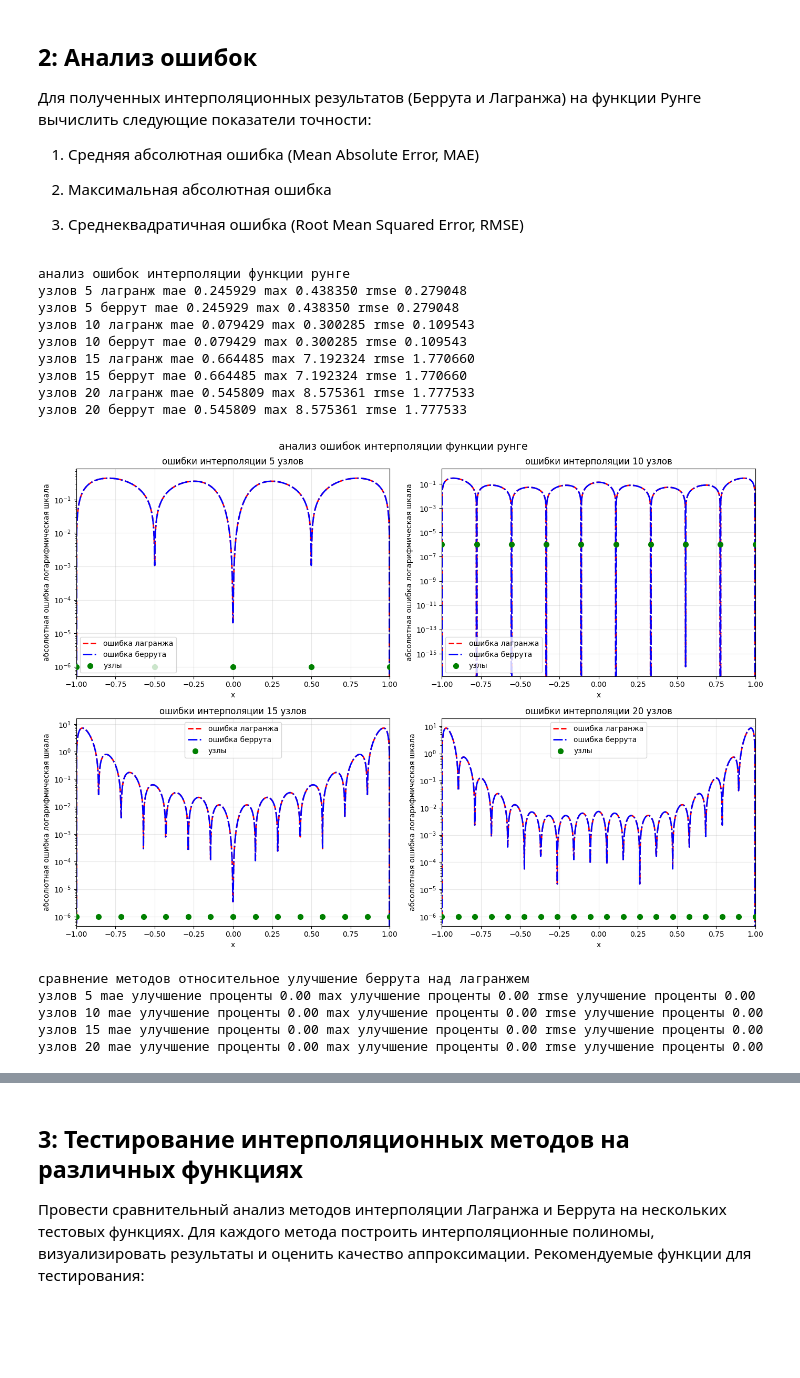
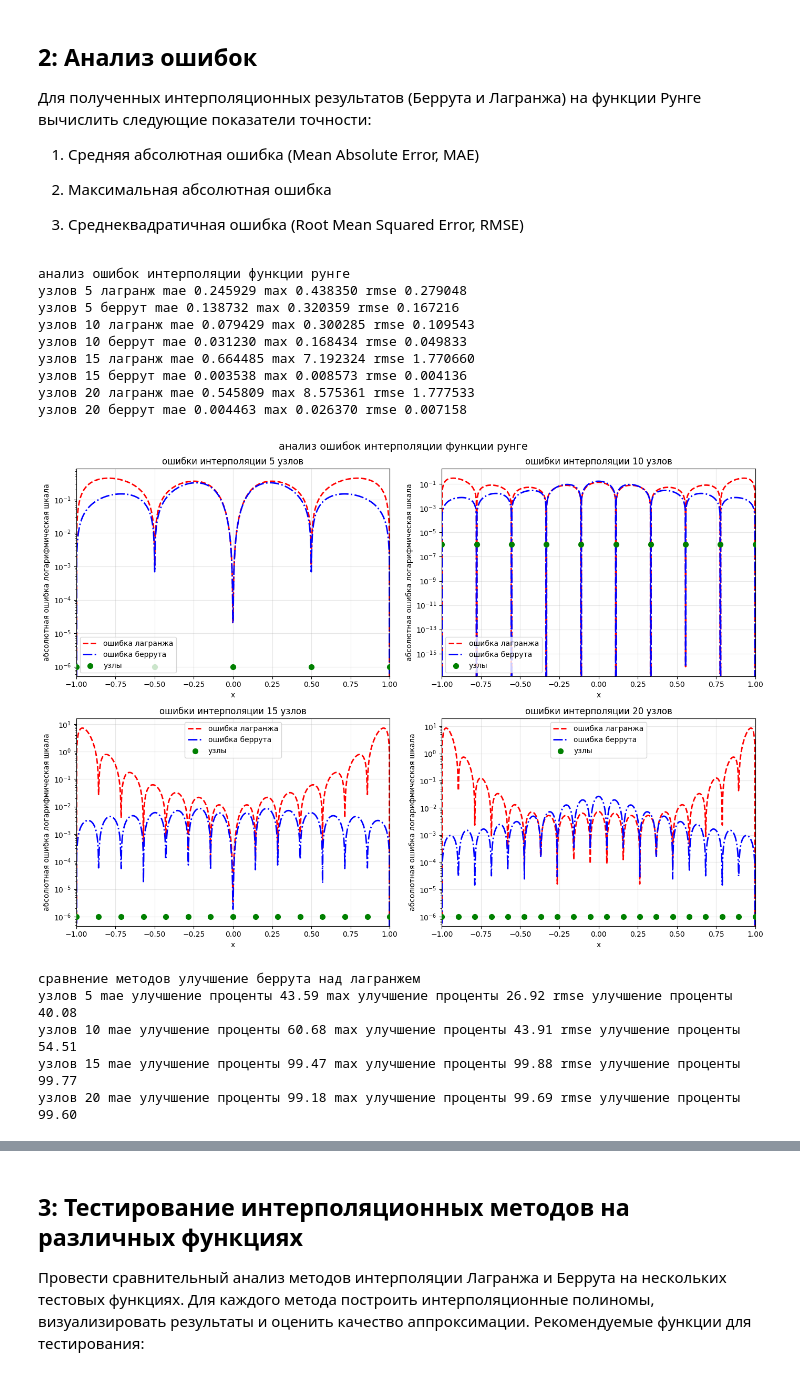
Before and after one commit to andsee18/ciaod_5sem, a Jupyter notebook: lab4.ipynb, the cells around one changed output, grey strips where cells are left out. Saved outputs shown, nothing was run; the diff lists cells and outputs as text; code cells hidden in the pictures; blank space fills up the shorter version.

```diff
--- a/lab4.ipynb
+++ b/lab4.ipynb
@@ -8,15 +8,15 @@ import matplotlib.pyplot as plt
 import warnings
 warnings.filterwarnings('ignore')
 # %%
-# вспомогательные функции для интерполяции
+# вспомогательные функции
 import numpy as np
 
 def runge_func(x):
-    # классическая функция рунге
+    # функция рунге
     return 1.0 / (1.0 + 25.0 * (np.asarray(x) ** 2))
 
 def barycentric_weights(x_nodes):
-    # веса барицентрические wj 1 делить на произведение разностей
+    # веса барицентрические wj
     x_nodes = np.asarray(x_nodes, dtype=float)
     n = x_nodes.size
     w = np.ones(n, dtype=float)
@@ -28,21 +28,31 @@ def barycentric_weights(x_nodes):
         w[j] = 1.0 / prod if prod != 0.0 else 0.0
     return w
 
-def lagrange_interpolation(x_nodes, y_nodes, x):
-    # полиномиальная интерполяция в барицентрической форме
+def berrut_weights(n):
+    # веса беррута (-1)^j
+    n = int(n)
+    return (-1.0) ** np.arange(n, dtype=float)
+
+def lagrange_interpolation(x_nodes, y_nodes, x, weights=None):
+    # интерполяция лагранжа в барицентрической форме
     x_nodes = np.asarray(x_nodes, dtype=float)
     y_nodes = np.asarray(y_nodes, dtype=float)
-    w = barycentric_weights(x_nodes)
+    if weights is None:
+        weights = barycentric_weights(x_nodes)
+    weights = np.asarray(weights, dtype=float)
+
     x = float(x)
     for j, xj in enumerate(x_nodes):
         if abs(x - xj) < 1e-14:
             return float(y_nodes[j])
+
     num = 0.0
     den = 0.0
     for j in range(x_nodes.size):
-        t = w[j] / (x - x_nodes[j])
+        t = weights[j] / (x - x_nodes[j])
         num += t * y_nodes[j]
         den += t
+
     return float(num / den)
 # %% [markdown]
 ## 1: Феномен Рунге
@@ -110,26 +121,28 @@ def calculate_errors(y_true, y_pred):
     errors = np.abs(y_true - y_pred)
     mae = np.mean(errors)
     max_error = np.max(errors)
-    rmse = np.sqrt(np.mean((y_true - y_pred)**2))
+    rmse = np.sqrt(np.mean((y_true - y_pred) ** 2))
     return mae, max_error, rmse
 
 print("анализ ошибок интерполяции функции рунге")
 
-# переопределяем переменные для этой секции
+# переменные для этой секции
 x_min, x_max = -1, 1
 x_plot = np.linspace(x_min, x_max, 1000)
 y_true = runge_func(x_plot)
 
-# сохраняем результаты для последующей визуализации
+# сохранение результатов
 results_data = {}
 
 for n_nodes in [5, 10, 15, 20]:
     x_nodes = np.linspace(x_min, x_max, n_nodes)
     y_nodes = runge_func(x_nodes)
 
-    y_lagrange = np.array([lagrange_interpolation(x_nodes, y_nodes, xi) for xi in x_plot])
-    weights = barycentric_weights(x_nodes)
-    y_berrut = np.array([berrut_interpolation(x_nodes, y_nodes, xi, weights) for xi in x_plot])
+    w_lag = barycentric_weights(x_nodes)
+    w_ber = berrut_weights(n_nodes)
+
+    y_lagrange = np.array([lagrange_interpolation(x_nodes, y_nodes, xi, weights=w_lag) for xi in x_plot])
+    y_berrut = np.array([berrut_rational_interpolation(x_nodes, y_nodes, xi, weights=w_ber) for xi in x_plot])
 
     mae_lag, max_lag, rmse_lag = calculate_errors(y_true, y_lagrange)
     mae_ber, max_ber, rmse_ber = calculate_errors(y_true, y_berrut)
@@ -142,7 +155,7 @@ for n_nodes in [5, 10, 15, 20]:
     print(f"узлов {n_nodes} лагранж mae {mae_lag:.6f} max {max_lag:.6f} rmse {rmse_lag:.6f}")
     print(f"узлов {n_nodes} беррут mae {mae_ber:.6f} max {max_ber:.6f} rmse {rmse_ber:.6f}")
 
-# визуализация ошибок
+# вывод графиков ошибок
 fig, axes = plt.subplots(2, 2, figsize=(14, 10))
 axes = axes.flatten()
 
@@ -150,7 +163,6 @@ for idx, n_nodes in enumerate([5, 10, 15, 20]):
     ax = axes[idx]
 
     x_nodes = np.linspace(x_min, x_max, n_nodes)
-    y_nodes = runge_func(x_nodes)
 
     errors_lag = np.abs(y_true - results_data[n_nodes]['lagrange']['y'])
     errors_ber = np.abs(y_true - results_data[n_nodes]['berrut']['y'])
@@ -163,42 +175,42 @@ for idx, n_nodes in enumerate([5, 10, 15, 20]):
     ax.set_xlabel('x')
     ax.set_ylabel('абсолютная ошибка логарифмическая шкала')
     ax.grid(True, alpha=0.3)
     ax.legend(loc='best')
     ax.set_xlim(x_min, x_max)
 
 plt.suptitle('анализ ошибок интерполяции функции рунге', fontsize=14)
 plt.tight_layout()
 plt.show()
 
-# сравнительная таблица улучшения
-print("сравнение методов относительное улучшение беррута над лагранжем")
+# таблица улучшения
+print("сравнение методов улучшение беррута над лагранжем")
 
 for n_nodes in [5, 10, 15, 20]:
     mae_lag = results_data[n_nodes]['lagrange']['mae']
     mae_ber = results_data[n_nodes]['berrut']['mae']
     max_lag = results_data[n_nodes]['lagrange']['max']
     max_ber = results_data[n_nodes]['berrut']['max']
     rmse_lag = results_data[n_nodes]['lagrange']['rmse']
     rmse_ber = results_data[n_nodes]['berrut']['rmse']
 
     mae_improvement = ((mae_lag - mae_ber) / mae_lag * 100) if mae_lag != 0 else 0
     max_improvement = ((max_lag - max_ber) / max_lag * 100) if max_lag != 0 else 0
     rmse_improvement = ((rmse_lag - rmse_ber) / rmse_lag * 100) if rmse_lag != 0 else 0
 
     print(f"узлов {n_nodes} mae улучшение проценты {mae_improvement:.2f} max улучшение проценты {max_improvement:.2f} rmse улучшение проценты {rmse_improvement:.2f}")
 # %% [output]
 анализ ошибок интерполяции функции рунге
 узлов 5 лагранж mae 0.245929 max 0.438350 rmse 0.279048
-узлов 5 беррут mae 0.245929 max 0.438350 rmse 0.279048
+узлов 5 беррут mae 0.138732 max 0.320359 rmse 0.167216
 узлов 10 лагранж mae 0.079429 max 0.300285 rmse 0.109543
-узлов 10 беррут mae 0.079429 max 0.300285 rmse 0.109543
+узлов 10 беррут mae 0.031230 max 0.168434 rmse 0.049833
 узлов 15 лагранж mae 0.664485 max 7.192324 rmse 1.770660
-узлов 15 беррут mae 0.664485 max 7.192324 rmse 1.770660
+узлов 15 беррут mae 0.003538 max 0.008573 rmse 0.004136
 узлов 20 лагранж mae 0.545809 max 8.575361 rmse 1.777533
-узлов 20 беррут mae 0.545809 max 8.575361 rmse 1.777533
+узлов 20 беррут mae 0.004463 max 0.026370 rmse 0.007158
-[figure, old version]
+[figure, new version]
-сравнение методов относительное улучшение беррута над лагранжем
-узлов 5 mae улучшение проценты 0.00 max улучшение проценты 0.00 rmse улучшение проценты 0.00
-узлов 10 mae улучшение проценты 0.00 max улучшение проценты 0.00 rmse улучшение проценты 0.00
-узлов 15 mae улучшение проценты 0.00 max улучшение проценты 0.00 rmse улучшение проценты 0.00
-узлов 20 mae улучшение проценты 0.00 max улучшение проценты 0.00 rmse улучшение проценты 0.00
+сравнение методов улучшение беррута над лагранжем
+узлов 5 mae улучшение проценты 43.59 max улучшение проценты 26.92 rmse улучшение проценты 40.08
+узлов 10 mae улучшение проценты 60.68 max улучшение проценты 43.91 rmse улучшение проценты 54.51
+узлов 15 mae улучшение проценты 99.47 max улучшение проценты 99.88 rmse улучшение проценты 99.77
+узлов 20 mae улучшение проценты 99.18 max улучшение проценты 99.69 rmse улучшение проценты 99.60
```
Also changed, not shown: parts of 12 cells of this notebook.
